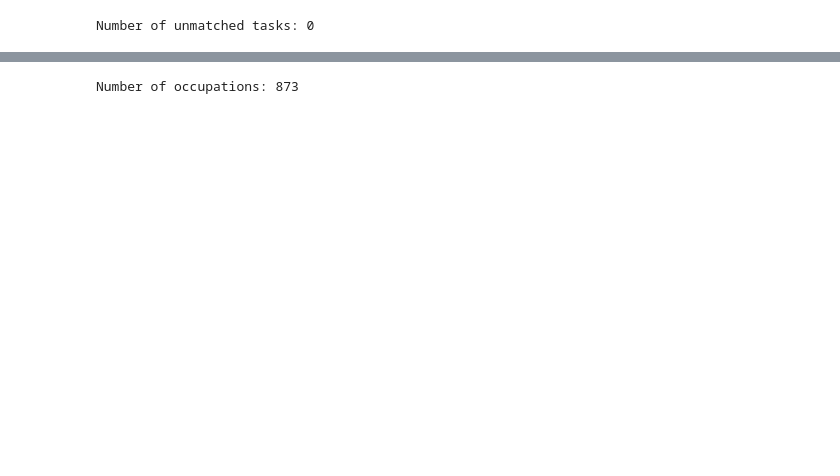
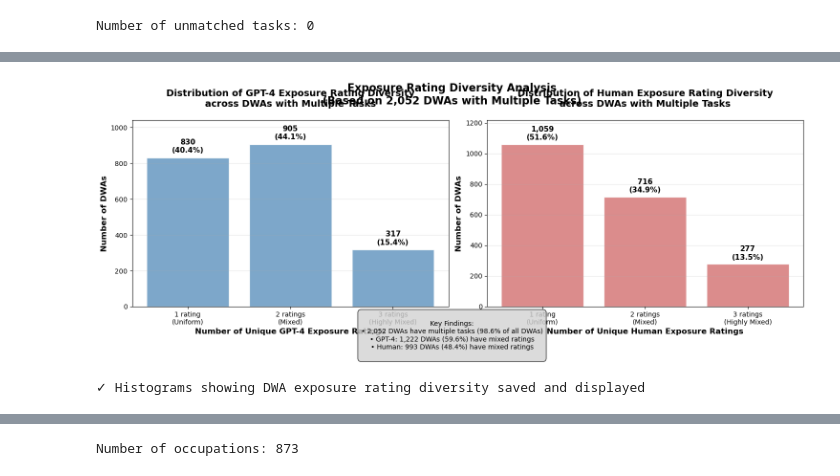
Before and after one commit to johnjosephhorton/rubin, a Jupyter notebook: agentic_ai/onet_gpt_exposure.ipynb, the cells around one changed output, grey strips where cells are left out. Cells and saved outputs as stored; diff of their text form; code cells hidden in the pictures; blank space fills up the shorter version.

```diff
--- a/agentic_ai/onet_gpt_exposure.ipynb
+++ b/agentic_ai/onet_gpt_exposure.ipynb
@@ -112,0 +386,73 @@ Number of unmatched tasks: 0
+# %%
+# Create histograms showing distribution of unique exposure ratings per DWA
+fig, (ax1, ax2) = plt.subplots(1, 2, figsize=(15, 6))
+
+# GPT-4 exposure histogram
+gpt4_counts = dwas_multiple_tasks['num_unique_gpt4_ratings'].value_counts().sort_index()
+bars1 = ax1.bar(gpt4_counts.index, gpt4_counts.values, color='steelblue', alpha=0.7, edgecolor='white', linewidth=1)
+
+# Add percentage labels on bars
+total_dwas = len(dwas_multiple_tasks)
+for bar, count in zip(bars1, gpt4_counts.values):
+    percentage = (count / total_dwas) * 100
+    height = bar.get_height()
+    ax1.text(bar.get_x() + bar.get_width()/2., height + 20,
+             f'{count:,}\n({percentage:.1f}%)',
+             ha='center', va='bottom', fontweight='bold', fontsize=11)
+
+ax1.set_xlabel('Number of Unique GPT-4 Exposure Ratings', fontsize=12, fontweight='bold')
+ax1.set_ylabel('Number of DWAs', fontsize=12, fontweight='bold')
+ax1.set_title('Distribution of GPT-4 Exposure Rating Diversity\nacross DWAs with Multiple Tasks',
+              fontsize=14, fontweight='bold', pad=20)
+ax1.set_xticks([1, 2, 3])
+ax1.set_xticklabels(['1 rating\n(Uniform)', '2 ratings\n(Mixed)', '3 ratings\n(Highly Mixed)'])
+ax1.grid(True, alpha=0.3, axis='y')
+ax1.set_ylim(0, max(gpt4_counts.values) * 1.15)
+
+# Human exposure histogram
+human_counts = dwas_multiple_tasks['num_unique_human_ratings'].value_counts().sort_index()
+bars2 = ax2.bar(human_counts.index, human_counts.values, color='indianred', alpha=0.7, edgecolor='white', linewidth=1)
+
+# Add percentage labels on bars
+for bar, count in zip(bars2, human_counts.values):
+    percentage = (count / total_dwas) * 100
+    height = bar.get_height()
+    ax2.text(bar.get_x() + bar.get_width()/2., height + 20,
+             f'{count:,}\n({percentage:.1f}%)',
+             ha='center', va='bottom', fontweight='bold', fontsize=11)
+
+ax2.set_xlabel('Number of Unique Human Exposure Ratings', fontsize=12, fontweight='bold')
+ax2.set_ylabel('Number of DWAs', fontsize=12, fontweight='bold')
+ax2.set_title('Distribution of Human Exposure Rating Diversity\nacross DWAs with Multiple Tasks',
+              fontsize=14, fontweight='bold', pad=20)
+ax2.set_xticks([1, 2, 3])
+ax2.set_xticklabels(['1 rating\n(Uniform)', '2 ratings\n(Mixed)', '3 ratings\n(Highly Mixed)'])
+ax2.grid(True, alpha=0.3, axis='y')
+ax2.set_ylim(0, max(human_counts.values) * 1.15)
+
+# Add overall statistics as text
+fig.suptitle(f'Exposure Rating Diversity Analysis\n(Based on {total_dwas:,} DWAs with Multiple Tasks)',
+             fontsize=16, fontweight='bold', y=0.98)
+
+# Add summary statistics
+summary_text = f"""
+Key Findings:
+• {total_dwas:,} DWAs have multiple tasks (98.6% of all DWAs)
+• GPT-4: {gpt4_counts[2] + gpt4_counts[3]:,} DWAs ({((gpt4_counts[2] + gpt4_counts[3]) / total_dwas * 100):.1f}%) have mixed ratings
+• Human: {human_counts[2] + human_counts[3]:,} DWAs ({((human_counts[2] + human_counts[3]) / total_dwas * 100):.1f}%) have mixed ratings
+"""
+
+plt.figtext(0.5, 0.02, summary_text, ha='center', va='bottom', fontsize=10,
+            bbox=dict(boxstyle="round,pad=0.5", facecolor="lightgray", alpha=0.8))
+
+plt.tight_layout()
+plt.subplots_adjust(top=0.85, bottom=0.20)
+
+# Save the plot
+plt.savefig(f'{output_plot_path}/dwa_exposure_diversity_histograms.png', dpi=300, bbox_inches='tight')
+plt.show()
+
+print("✓ Histograms showing DWA exposure rating diversity saved and displayed")
+# %% [output]
+[figure, added]
+✓ Histograms showing DWA exposure rating diversity saved and displayed
```
Also changed, not shown: parts of 17 cells of this notebook.
